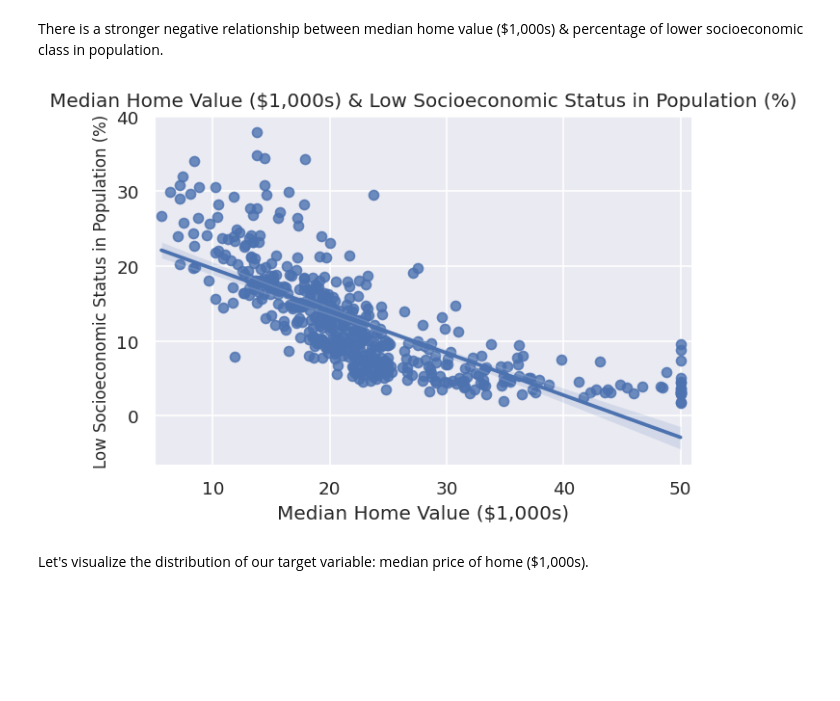
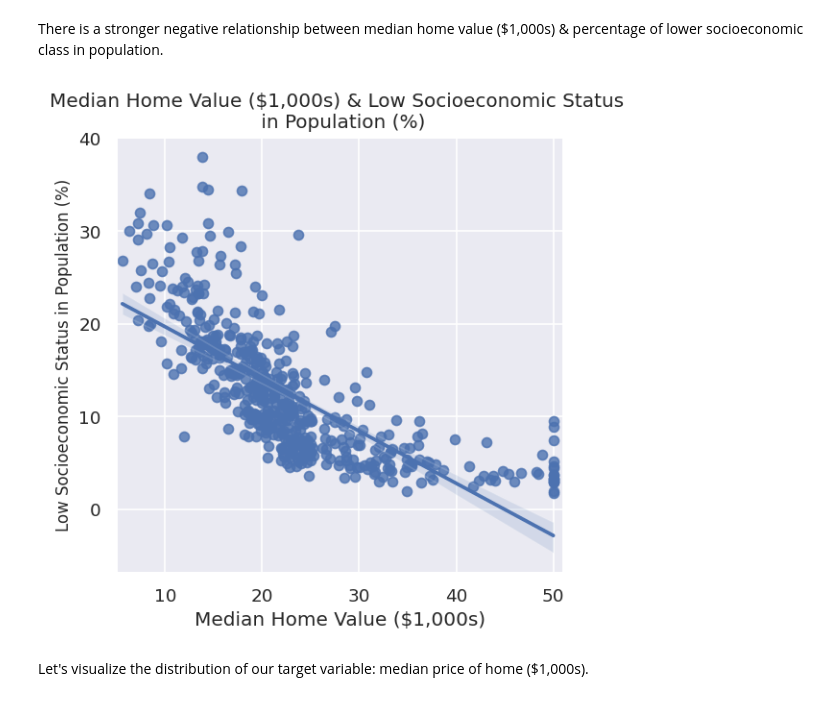
Before and after one commit to yanezdavid/Predicting-Home-Prices, a Jupyter notebook: Predicting_Home_Prices.ipynb, the cells around one changed output. Saved outputs shown, nothing was run; the diff lists cells and outputs as text; code cells hidden in the pictures; blank space fills up the shorter version.

```diff
--- a/Predicting_Home_Prices.ipynb
+++ b/Predicting_Home_Prices.ipynb
@@ -187,17 +189,18 @@ plt.ylabel('Number of Rooms per Home');
 # %% [markdown]
 There is a stronger negative relationship between median home value ($1,000s) & percentage of lower socioeconomic class in population.
 # %%
+plt.figure(figsize=(5, 5));
+
 sns.regplot(x=df['MEDV'],
             y=df['LSTAT']);
-plt.title('Median Home Value ($1,000s) & Low Socioeconomic Status in Population (%)')
-
+plt.title('Median Home Value ($1,000s) & Low Socioeconomic Status \n in Population (%)')
 
 plt.xlabel('Median Home Value ($1,000s)', fontsize=12);
 plt.xlim(5,51)
 
 plt.ylabel('Low Socioeconomic Status in Population (%)', fontsize=10);
 # %% [output]
-[figure, old version]
+[figure, new version]
 # %% [markdown]
 Let's visualize the distribution of our target variable: median price of home ($1,000s).
 # %%
```
Also changed, not shown: parts of 4 cells of this notebook.
